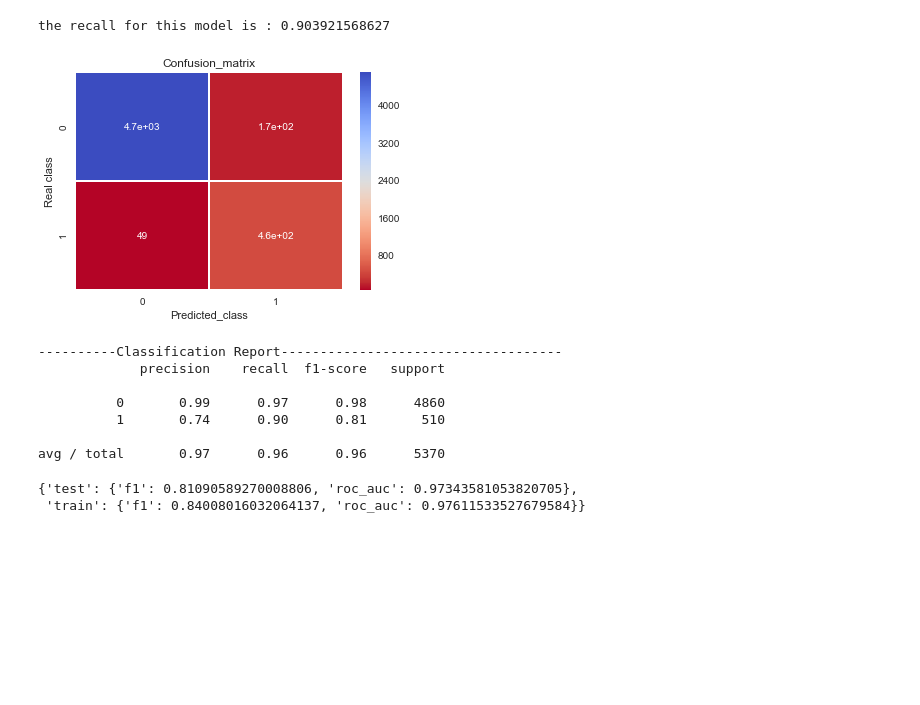
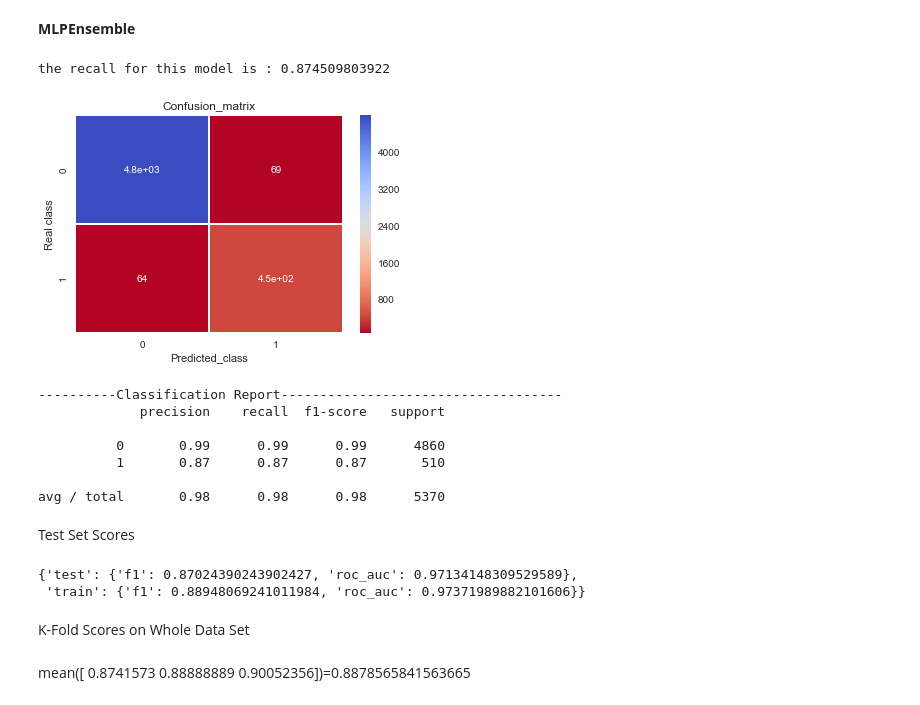
Before and after one commit to zxch3n/PulsarDetection, a Jupyter notebook: Ensemble.ipynb, the cells around one changed output. Saved outputs shown, nothing was run; the diff lists cells and outputs as text; code cells hidden in the pictures; blank space fills up the shorter version.

Commit message:
ensemble

```diff
--- a/Ensemble.ipynb
+++ b/Ensemble.ipynb
@@ -25,7 +25,8 @@ warnings.filterwarnings("ignore")
 %matplotlib inline
 
 dict_best_estimators, dict_best_params, dict_scores = tuning.load_tuning_result()
+X, y = preprocess.load_data()
 X_train, X_test, y_train, y_test = preprocess.load_train_test()
 ensemble_params = dict_best_params.copy()
 ensemble_params['DecisionTree']['splitter'] = 'random'
-ensemble_params['DecisionTree']['max_depth'] = 3
+ensemble_params['DecisionTree']['max_depth'] = 5
@@ -38,6 +41,6 @@ model_num = {
     'XGBoost': 0
 }
 for md_name, md in tuning.models.items():
-    params = dict_best_params[md_name]
+    params = ensemble_params[md_name]
     for i in range(model_num[md_name]):
         mds.append(md(**params))
@@ -127,18 +46,0 @@ avg / total       0.97      0.96      0.96      5370
-# %%
-evaluation.estimate(
-    model.LinearEnsemble(mds, validation_rate=0.2),
-    X_train, X_test, y_train, y_test,
-    use_confusion_matrix=True
-)
-# %% [output]
-the recall for this model is : 0.903921568627
-[figure, removed]
-----------Classification Report------------------------------------
-             precision    recall  f1-score   support
-
-          0       0.99      0.97      0.98      4860
-          1       0.74      0.90      0.81       510
-
-avg / total       0.97      0.96      0.96      5370
-{'test': {'f1': 0.81090589270008806, 'roc_auc': 0.97343581053820705},
- 'train': {'f1': 0.84008016032064137, 'roc_auc': 0.97611533527679584}}
@@ -155,0 +47,31 @@ best_param, df_score, best_estimator_ = evaluation.best_param_search(
+# %%
+md = model.MLPEnsemble(learners=mds, layers=[15], activation='logistic')
+
+display(Markdown("**MLPEnsemble**"))
+scores = evaluation.estimate(
+    md,
+    X_train, X_test, y_train, y_test,
+    use_confusion_matrix=True
+)
+display(Markdown("Test Set Scores"))
+display(scores)
+
+display(Markdown("K-Fold Scores on Whole Data Set"))
+cv_scores = evaluation.cross_validation(md, X, y)
+display(Markdown("mean({})={}".format(cv_scores, cv_scores.mean())))
+# %% [output]
+**MLPEnsemble**
+the recall for this model is : 0.874509803922
+[figure, added]
+----------Classification Report------------------------------------
+             precision    recall  f1-score   support
+
+          0       0.99      0.99      0.99      4860
+          1       0.87      0.87      0.87       510
+
+avg / total       0.98      0.98      0.98      5370
+Test Set Scores
+{'test': {'f1': 0.87024390243902427, 'roc_auc': 0.97134148309529589},
+ 'train': {'f1': 0.88948069241011984, 'roc_auc': 0.97371989882101606}}
+K-Fold Scores on Whole Data Set
+mean([ 0.8741573   0.88888889  0.90052356])=0.8878565841563665
```
Also changed, not shown: parts of 15 cells of this notebook, 11 other files.
